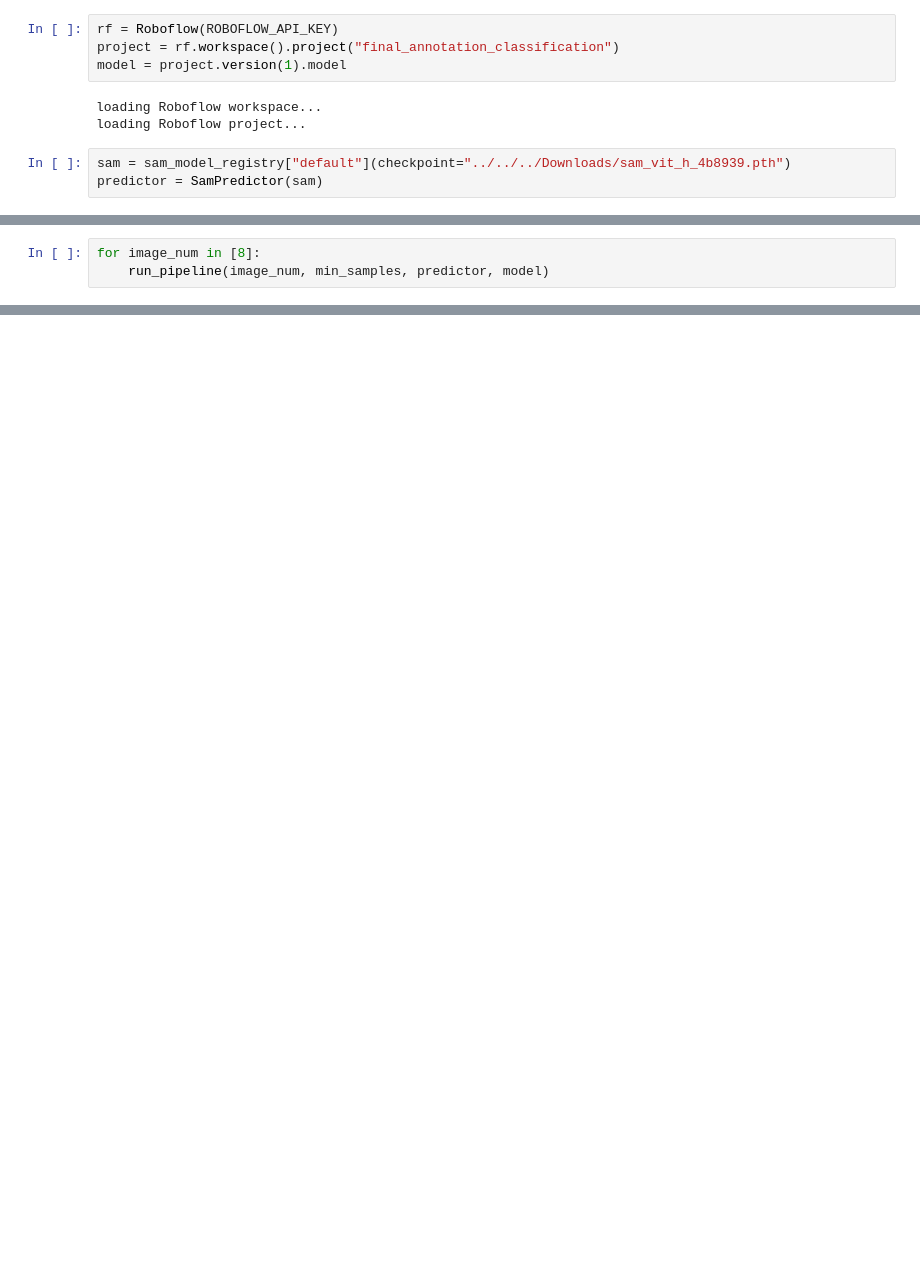
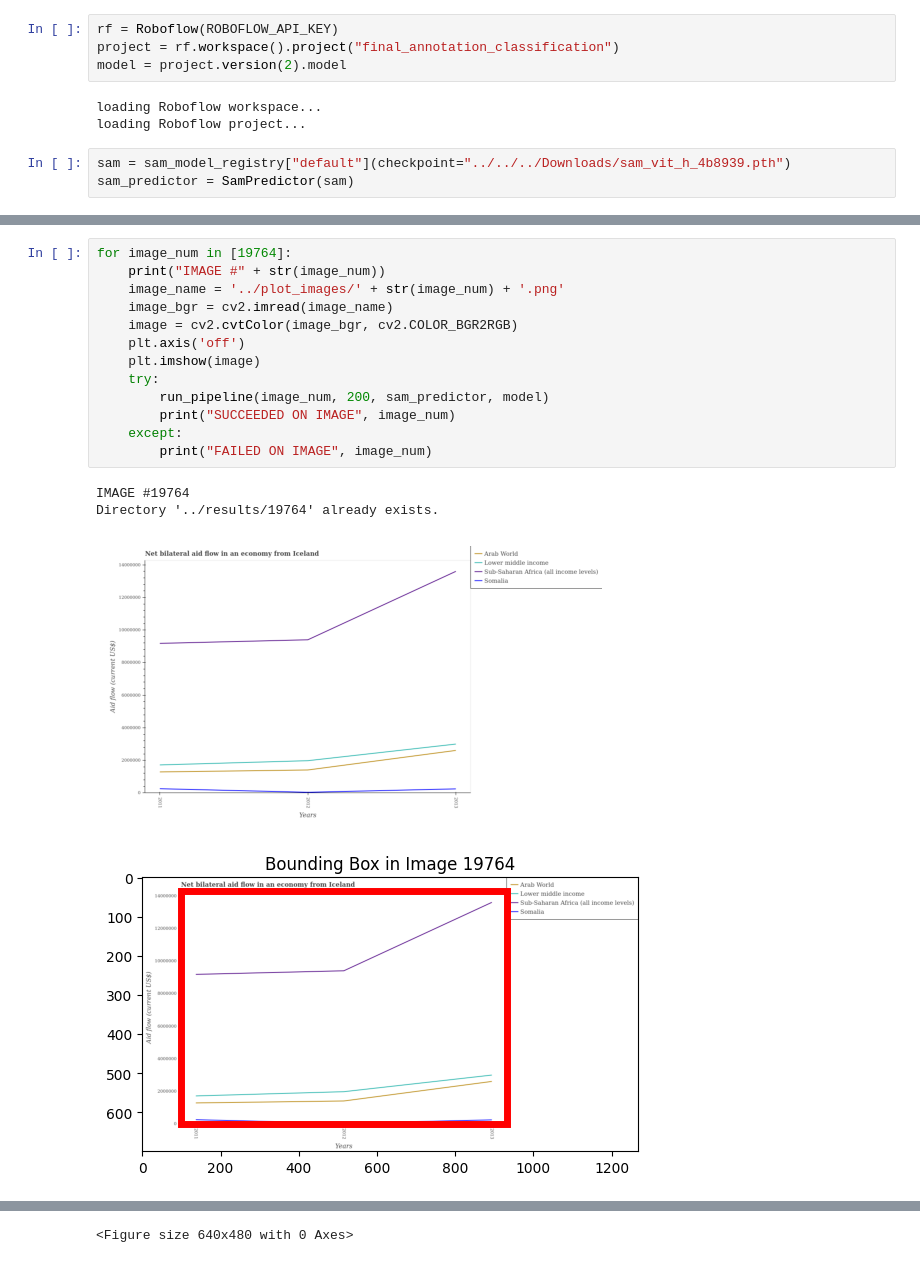
Before and after one commit to mitdbg/meng_code, a Jupyter notebook: pipeline.ipynb, the cells around one changed output, grey strips where cells are left out. Cells and saved outputs as stored; diff of their text form; blank space fills up the shorter version.

Commit message:
update the masks... need to incorporate legend

```diff
--- a/pipeline.ipynb
+++ b/pipeline.ipynb
@@ -12,10 +14,10 @@ import os
 # %%
 rf = Roboflow(ROBOFLOW_API_KEY)
 project = rf.workspace().project("final_annotation_classification")
-model = project.version(1).model
+model = project.version(2).model
 # %% [output]
 loading Roboflow workspace...
 loading Roboflow project...
 # %%
 sam = sam_model_registry["default"](checkpoint="../../../Downloads/sam_vit_h_4b8939.pth")
-predictor = SamPredictor(sam)
+sam_predictor = SamPredictor(sam)
@@ -24,3 +25,0 @@ min_samples = 200
-# %%
-for image_num in [8]:
-    run_pipeline(image_num, min_samples, predictor, model)
@@ -66,0 +28,18 @@ Chat GPT [0, 2.5]
+# %%
+for image_num in [19764]:
+    print("IMAGE #" + str(image_num))
+    image_name = '../plot_images/' + str(image_num) + '.png'
+    image_bgr = cv2.imread(image_name)
+    image = cv2.cvtColor(image_bgr, cv2.COLOR_BGR2RGB)
+    plt.axis('off')
+    plt.imshow(image)
+    try:
+        run_pipeline(image_num, 200, sam_predictor, model)
+        print("SUCCEEDED ON IMAGE", image_num)
+    except:
+        print("FAILED ON IMAGE", image_num)
+# %% [output]
+IMAGE #19764
+Directory '../results/19764' already exists.
+[figure, added]
+[figure, added]
@@ -66,0 +49 @@ Chat GPT [0, 2.5]
+<Figure size 640x480 with 0 Axes>
```
Also changed, not shown: parts of 10 cells of this notebook, 14 other files.
